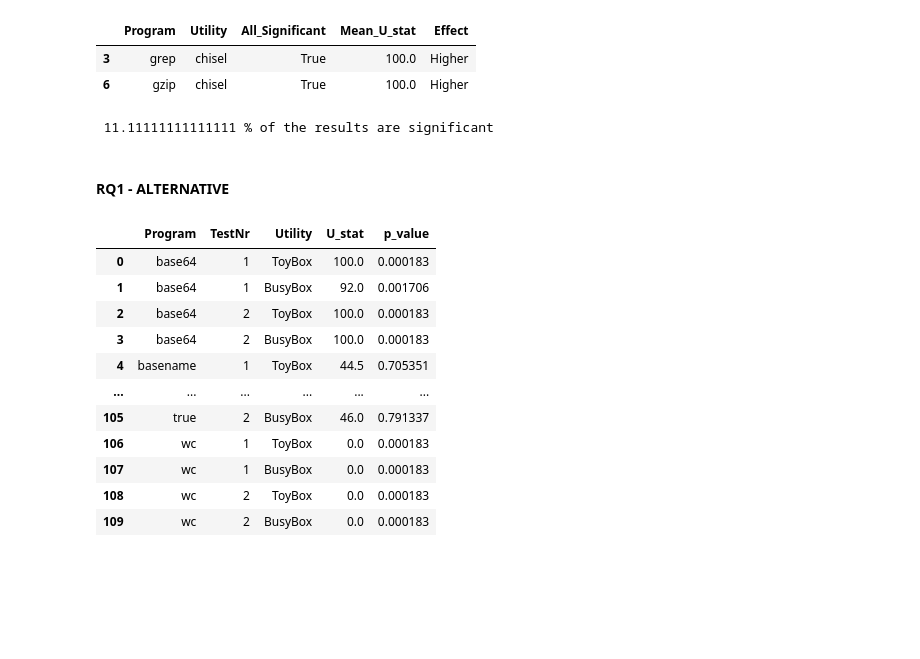
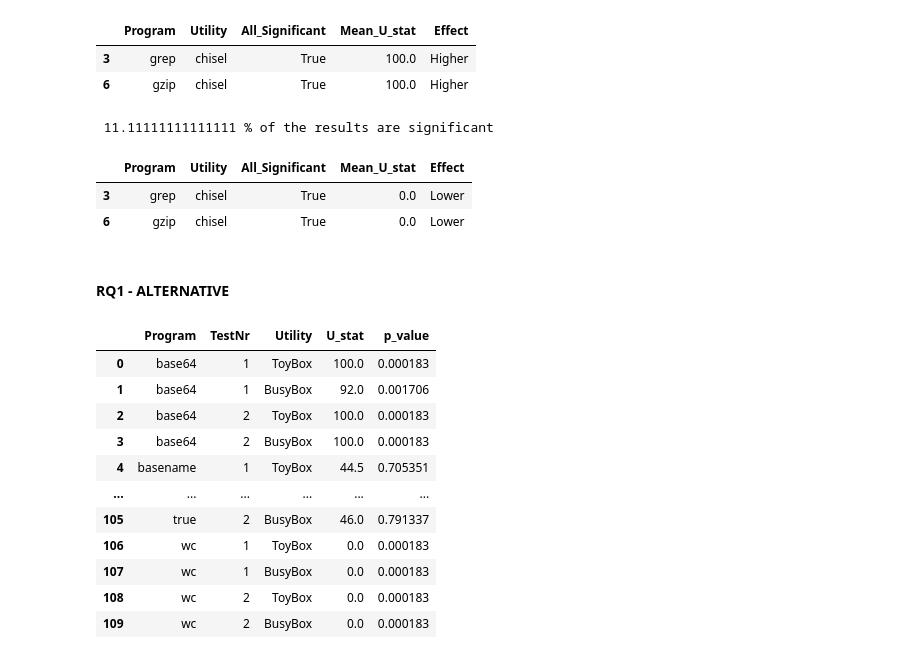
Before and after one commit to ternava/bloat-energy-consumption, a Jupyter notebook: notebooks/statistical_significance.ipynb, the cells around one changed output. Saved outputs shown, nothing was run; the diff lists cells and outputs as text; code cells hidden in the pictures; blank space fills up the shorter version.

```diff
--- a/notebooks/statistical_significance.ipynb
+++ b/notebooks/statistical_significance.ipynb
@@ -127,6 +162,14 @@ percentage_significant = len(significan_utility) / len(sig) * 100
 print(f" {percentage_significant} % of the results are significant")
 # %% [output]
  11.11111111111111 % of the results are significant
+# %%
+df=computeWilcoxon(debloat_result,utilities_to_compare, baseline)
+df=check_significance(df, "W_stat")
+df[df["All_Significant"] == True]
+# %% [output]
+|  | Program | Utility | All_Significant | Mean_U_stat | Effect |
+| 3 | grep | chisel | True | 0.0 | Lower |
+| 6 | gzip | chisel | True | 0.0 | Lower |
 # %% [markdown]
 #### RQ1 - ALTERNATIVE
 # %%
```
Also changed, not shown: parts of 5 cells of this notebook.
